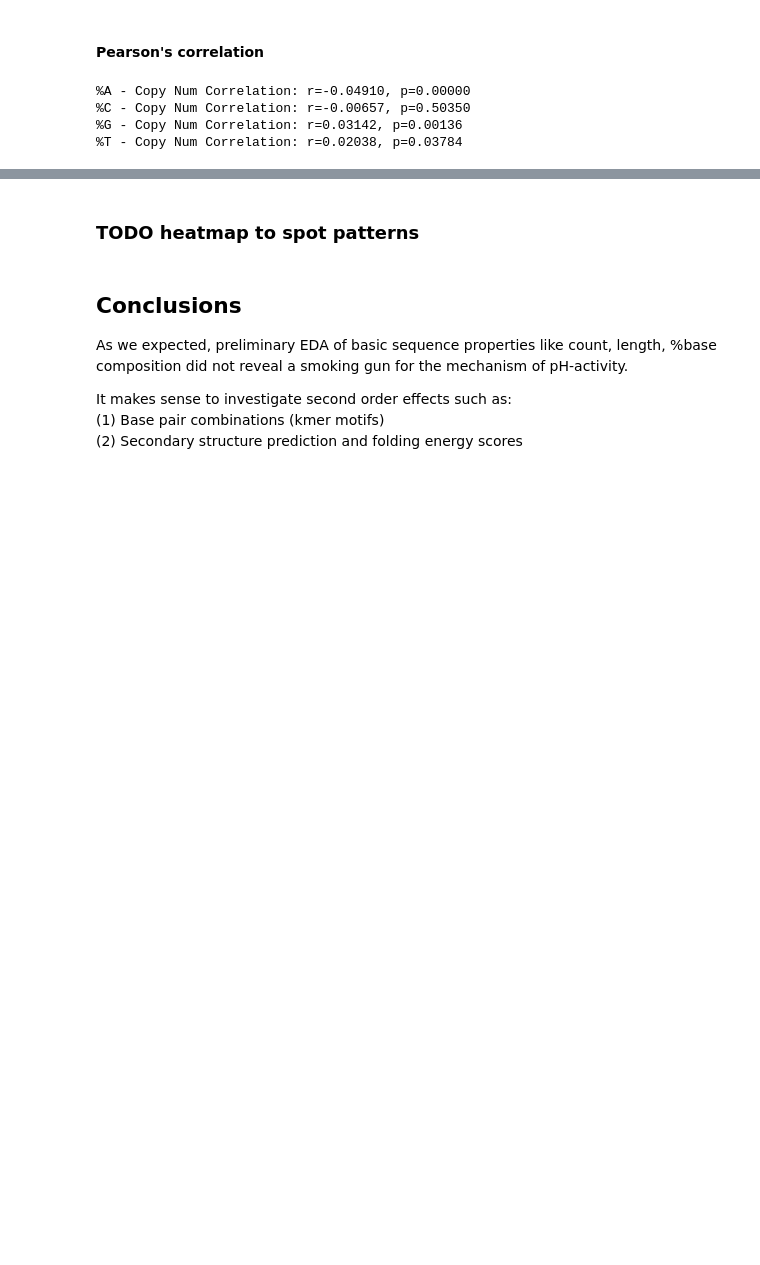
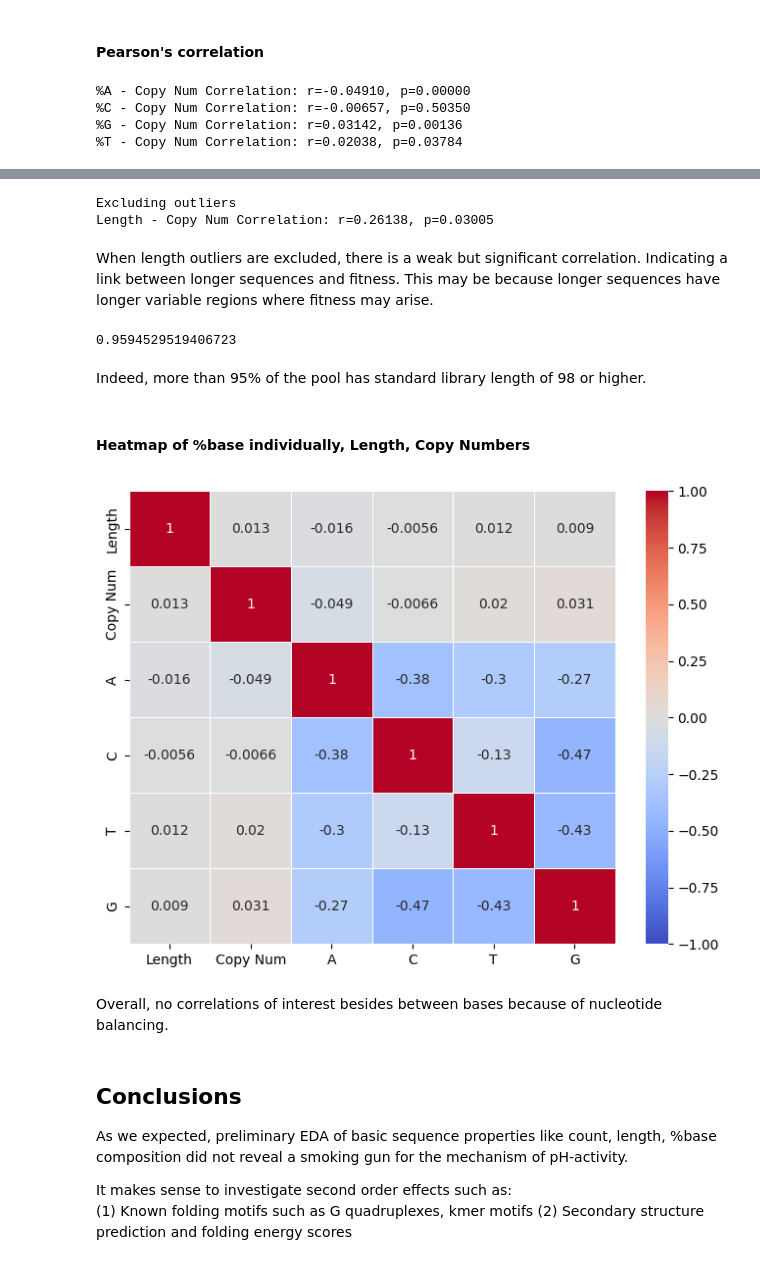
Before and after one commit to sheisroot/pH-sequence-design, a Jupyter notebook: Code/pH-EDA.ipynb, the cells around one changed output, grey strips where cells are left out. Cells and saved outputs as stored; diff of their text form; code cells hidden in the pictures; blank space fills up the shorter version.

```diff
--- a/Code/pH-EDA.ipynb
+++ b/Code/pH-EDA.ipynb
@@ -370,9 +367,36 @@ plt.show()
+# %%
+excl_outliers = df[df['Length'] > 98]
+corr, p_value = pearsonr(excl_outliers['Length'], excl_outliers['Copy Num'])
+print(f'Excluding outliers\nLength - Copy Num Correlation: r={corr:.5f}, p={p_value:.5f}')
+# %% [output]
+Excluding outliers
+Length - Copy Num Correlation: r=0.26138, p=0.03005
+# %% [markdown]
+When length outliers are excluded, there is a weak but significant correlation. Indicating a link between longer sequences and fitness.  This may be because longer sequences have longer variable regions where fitness may arise.
+# %%
+len(df[df['Length'] >= 98]) / df.shape[0]
+# %% [output]
+0.9594529519406723
+# %% [markdown]
+Indeed, more than 95% of the pool has standard library length of 98 or higher.
 # %% [markdown]
-### TODO heatmap to spot patterns
+#### Heatmap of %base individually, Length, Copy Numbers
+# %%
+filtered = df.drop('Sequence', axis=1)
+# Compute correlation matrix
+corr = filtered.corr()
+# Create Heatmap
+plt.figure(figsize=(8, 6))
+sns.heatmap(corr, annot=True, cmap='coolwarm', linewidths=.5, vmin=-1, vmax=1)
+plt.show()
+# %% [output]
+[figure, added]
+# %% [markdown]
+Overall, no correlations of interest besides between bases because of nucleotide balancing.
 # %% [markdown]
 ## Conclusions
 As we expected, preliminary EDA of basic sequence properties like count, length, %base composition did not reveal a smoking gun for the mechanism of pH-activity.
 
 It makes sense to investigate second order effects such as:
-(1) Base pair combinations (kmer motifs)
+(1) Known folding motifs such as G quadruplexes, kmer motifs
 (2) Secondary structure prediction and folding energy scores
```
Also changed, not shown: parts of 17 cells of this notebook, 1 other file.
